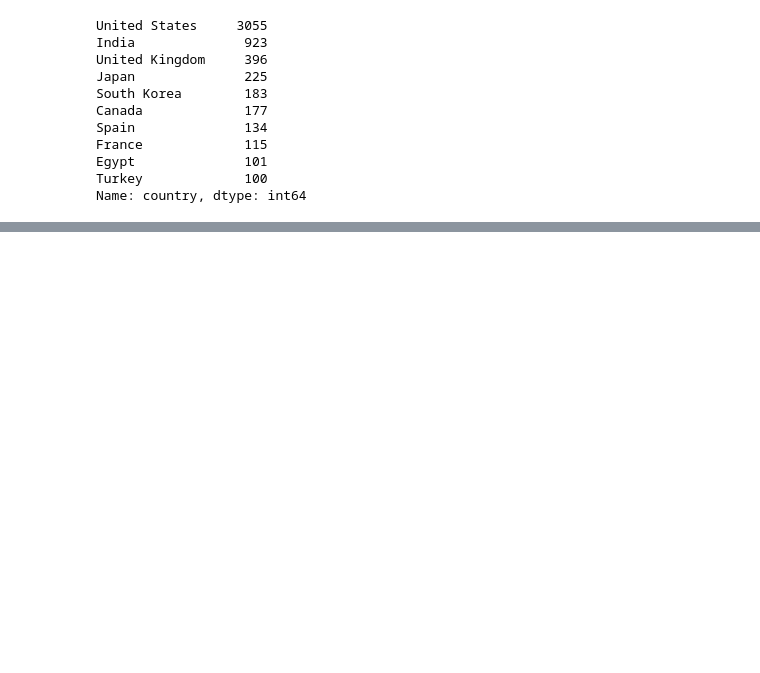
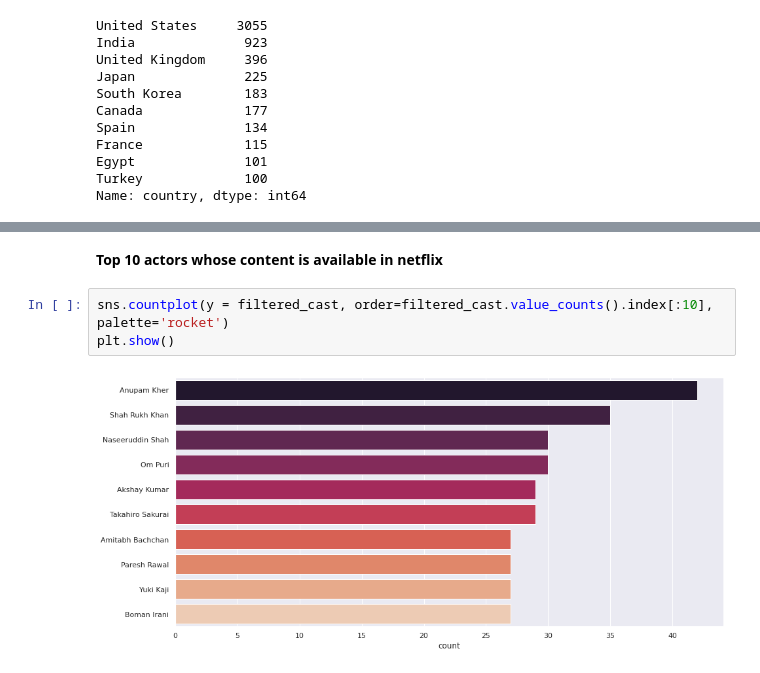
Before and after one commit to SRIST1608/-NETFLIX-MOVIES-AND-TV-SHOWS-CLUSTERING, a Jupyter notebook: NETFLIX_MOVIES_AND_TV_SHOWS_CLUSTERING.ipynb, the cells around one changed output, grey strips where cells are left out. Cells and saved outputs as stored; diff of their text form; blank space fills up the shorter version.

```diff
--- a/NETFLIX_MOVIES_AND_TV_SHOWS_CLUSTERING.ipynb
+++ b/NETFLIX_MOVIES_AND_TV_SHOWS_CLUSTERING.ipynb
@@ -322,0 +344,7 @@ Name: country, dtype: int64
+# %% [markdown]
+**Top 10 actors whose content is available in netflix**
+# %%
+sns.countplot(y = filtered_cast, order=filtered_cast.value_counts().index[:10], palette='rocket')
+plt.show()
+# %% [output]
+[figure, added]
```
Also changed, not shown: parts of 27 cells of this notebook.
